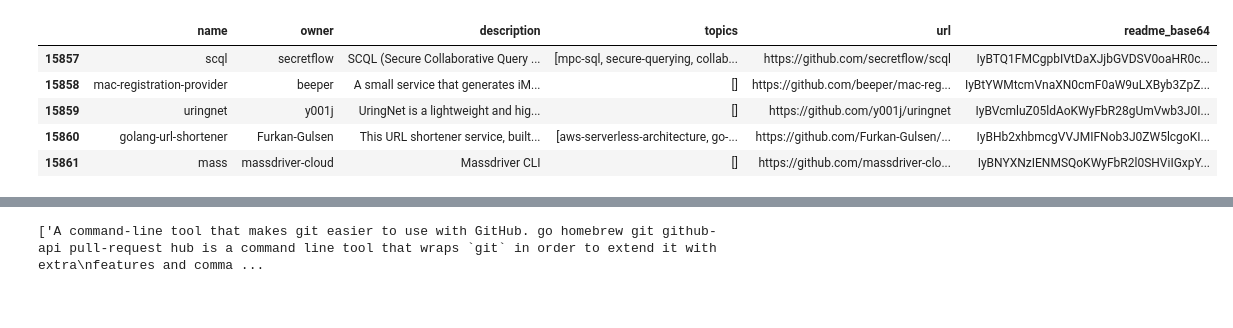
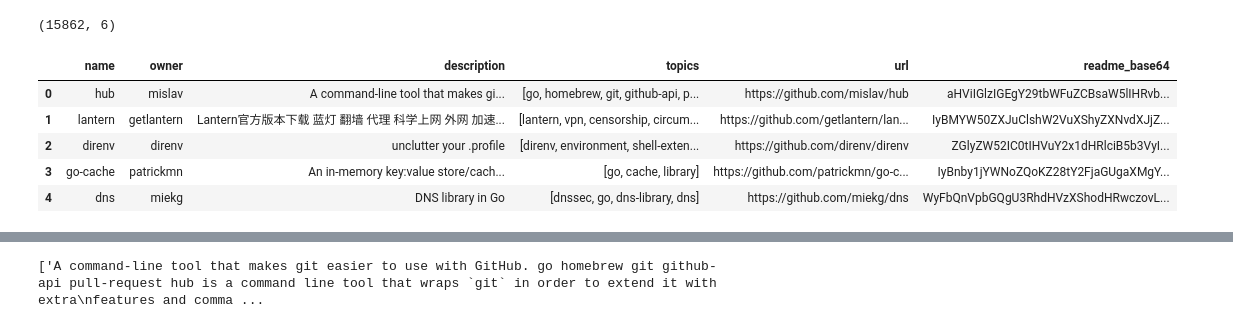
Before and after one commit to jubenitezg/Go-Clone-Thesis, a Jupyter notebook: topic-analysis/lda/lda.ipynb, the cells around one changed output, grey strips where cells are left out. Drawn from its saved outputs; the diff is of its cells as text; code cells hidden in the pictures.

```diff
--- a/topic-analysis/lda/lda.ipynb
+++ b/topic-analysis/lda/lda.ipynb
@@ -2,6 +5,4 @@
 import pandas as pd
 from IPython.core.interactiveshell import InteractiveShell
 InteractiveShell.ast_node_interactivity = "all" # see the value of multiple statements at once.
-pd.set_option('display.max_columns', None)
-pd.set_option('display.max_rows', None)
 # %% [markdown]
@@ -16,10 +30,12 @@ parser = English()
 # %%
-df = pd.read_json('assets/output.json')
-df.tail()
+df = pd.read_json(f'{output_dir}/output.json')
+df.shape
+df.head()
 # %% [output]
+(15862, 6)
 |  | name | owner | description | topics | url | readme_base64 |
-| 15857 | scql | secretflow | SCQL (Secure Collaborative Query ... | [mpc-sql, secure-querying, collab... | https://github.com/secretflow/scql | IyBTQ1FMCgpbIVtDaXJjbGVDSV0oaHR0c... |
-| 15858 | mac-registration-provider | beeper | A small service that generates iM... | [] | https://github.com/beeper/mac-reg... | IyBtYWMtcmVnaXN0cmF0aW9uLXByb3ZpZ... |
-| 15859 | uringnet | y001j | UringNet is a lightweight and hig... | [] | https://github.com/y001j/uringnet | IyBVcmluZ05ldAoKWyFbR28gUmVwb3J0I... |
-| 15860 | golang-url-shortener | Furkan-Gulsen | This URL shortener service, built... | [aws-serverless-architecture, go-... | https://github.com/Furkan-Gulsen/... | IyBHb2xhbmcgVVJMIFNob3J0ZW5lcgoKI... |
-| 15861 | mass | massdriver-cloud | Massdriver CLI | [] | https://github.com/massdriver-clo... | IyBNYXNzIENMSQoKWyFbR2l0SHViIGxpY... |
+| 0 | hub | mislav | A command-line tool that makes gi... | [go, homebrew, git, github-api, p... | https://github.com/mislav/hub | aHViIGlzIGEgY29tbWFuZCBsaW5lIHRvb... |
+| 1 | lantern | getlantern | Lantern官方版本下载 蓝灯 翻墙 代理 科学上网 外网 加速... | [lantern, vpn, censorship, circum... | https://github.com/getlantern/lan... | IyBMYW50ZXJuClshW2VuXShyZXNvdXJjZ... |
+| 2 | direnv | direnv | unclutter your .profile | [direnv, environment, shell-exten... | https://github.com/direnv/direnv | ZGlyZW52IC0tIHVuY2x1dHRlciB5b3VyI... |
+| 3 | go-cache | patrickmn | An in-memory key:value store/cach... | [go, cache, library] | https://github.com/patrickmn/go-c... | IyBnby1jYWNoZQoKZ28tY2FjaGUgaXMgY... |
+| 4 | dns | miekg | DNS library in Go | [dnssec, go, dns-library, dns] | https://github.com/miekg/dns | WyFbQnVpbGQgU3RhdHVzXShodHRwczovL... |
```
Also changed, not shown: parts of 16 cells of this notebook, 1 other file.
